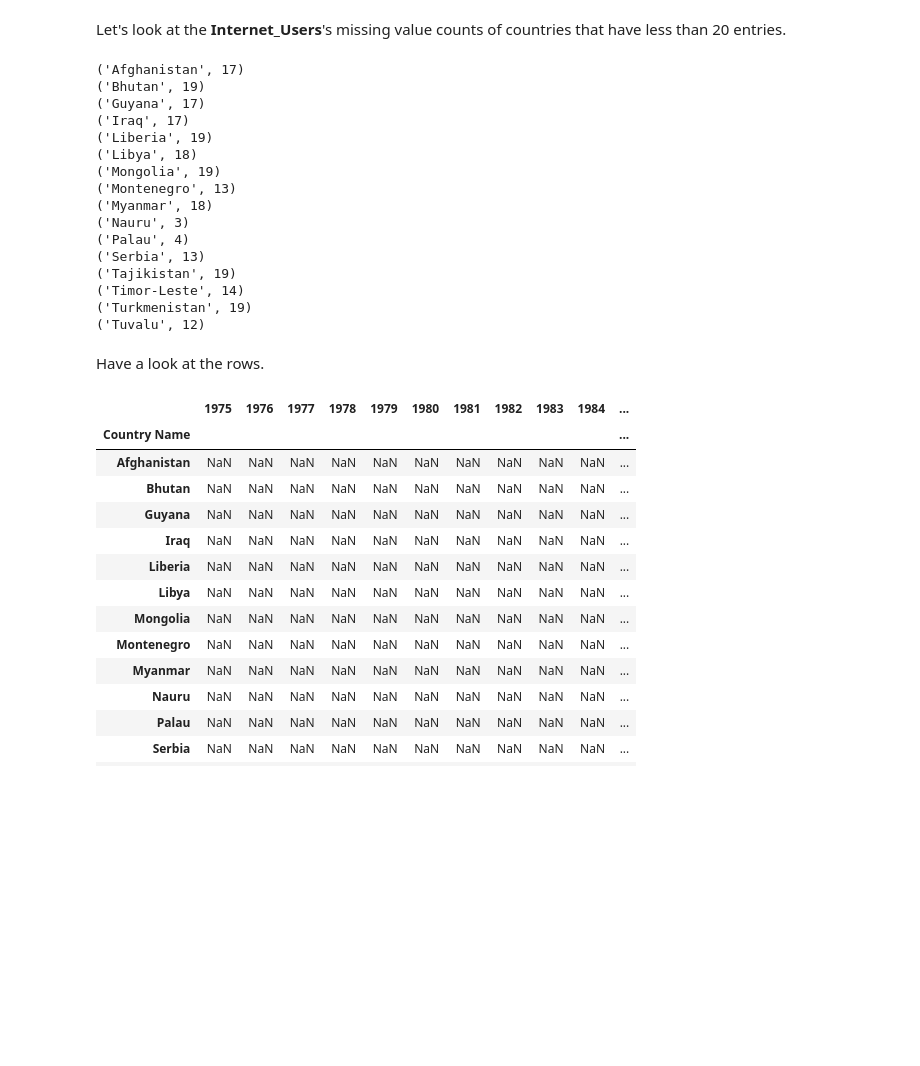
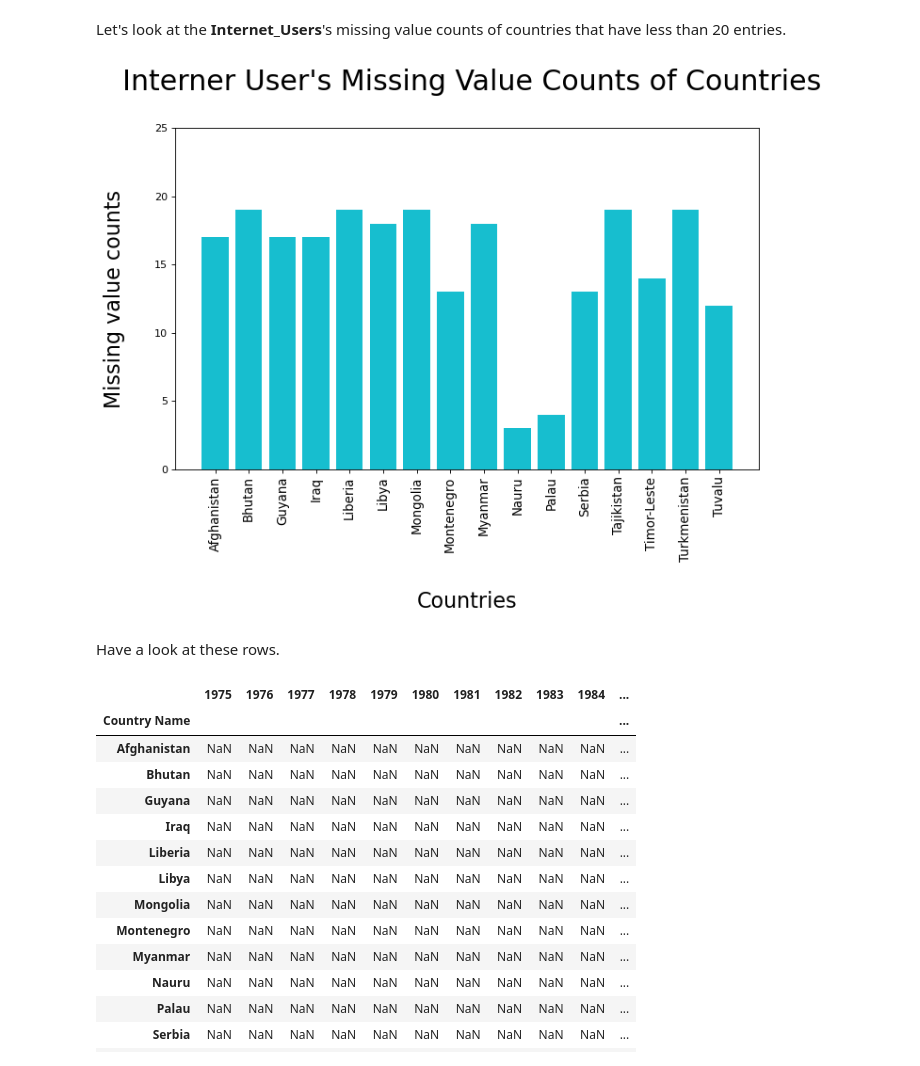
Before and after one commit to Gizem-kaya/Relationship-Between-Obesity-and-Internet-Use, a Jupyter notebook: 2_The Relationship Between Obesity and Internet Use_EN.ipynb, the cells around one changed output. Saved outputs shown, nothing was run; the diff lists cells and outputs as text; code cells hidden in the pictures; blank space fills up the shorter version.

```diff
--- a/2_The Relationship Between Obesity and Internet Use_EN.ipynb
+++ b/2_The Relationship Between Obesity and Internet Use_EN.ipynb
@@ -312,31 +314,49 @@ As can be seen from the output above, we can now find 3 different data from the
 ### Missing Values
 # %% [markdown]
 Let's look at the **Internet_Users**'s missing value counts of countries that have less than 20 entries.
-# %%
-row_names = []
-for index, row in Internet_Users.iterrows():
-    if row.count() < 20:
-        row_names.append(row.name)
-        print(row.name , row.count())
-# %% [output]
-('Afghanistan', 17)
-('Bhutan', 19)
-('Guyana', 17)
-('Iraq', 17)
-('Liberia', 19)
-('Libya', 18)
-('Mongolia', 19)
-('Montenegro', 13)
-('Myanmar', 18)
-('Nauru', 3)
-('Palau', 4)
-('Serbia', 13)
-('Tajikistan', 19)
-('Timor-Leste', 14)
-('Turkmenistan', 19)
-('Tuvalu', 12)
+# %%
+there_is_missing_value = False
+
+row_names = []
+
+countries_dict = {}
+
+for index, row in Internet_Users.iterrows():
+
+    if row.count() < 20:
+
+        there_is_missing_value = True
+
+        row_names.append(row.name)
+        countries_dict[row.name] = row.count()
+
+        #print(row.name , row.count())
+
+
+if there_is_missing_value == False:
+
+    print('There is no missing value!')
+
+else :
+
+    lists = sorted(countries_dict.items())
+    x, y = zip(*lists)    # unpack a list of pairs into two tuples
+
+    fig = plt.figure(figsize=(10, 6), dpi= 80, facecolor='w', edgecolor='k')
+
+    plt.bar(row_names,  y, color = "tab:cyan")
+    plt.title('  Interner User\'s Missing Value Counts of Countries \n',fontsize=27)
+    plt.xlabel('\nCountries',fontsize=20)
+    plt.ylabel('Missing value counts\n',fontsize=20)
+
+    plt.ylim(0,25)
+    plt.xticks(rotation=90, fontsize=12)
+    plt.yticks(fontsize=10)
+    plt.show()
+# %% [output]
+[figure, added]
 # %% [markdown]
-Have a look at the rows.
+Have a look at these rows.
 # %%
 Internet_Users.loc[row_names,:]
 # %% [output]
```
Also changed, not shown: parts of 46 cells of this notebook.
